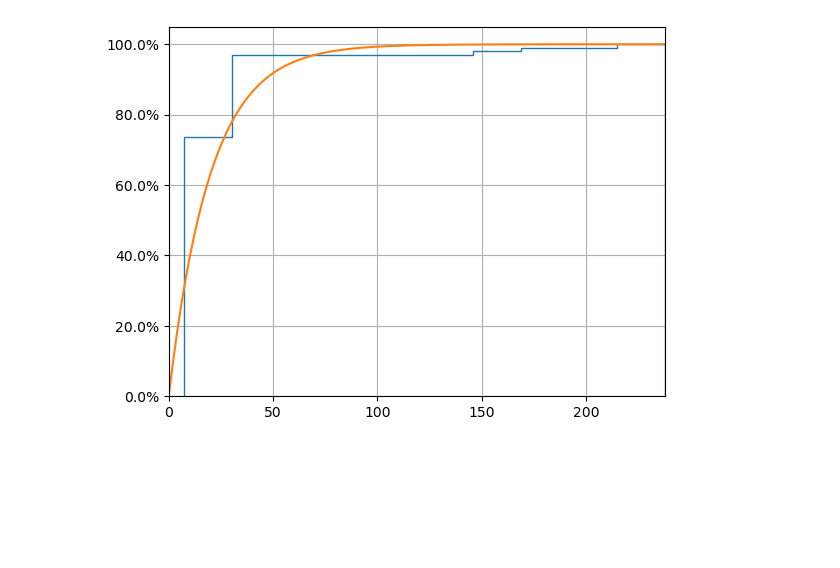
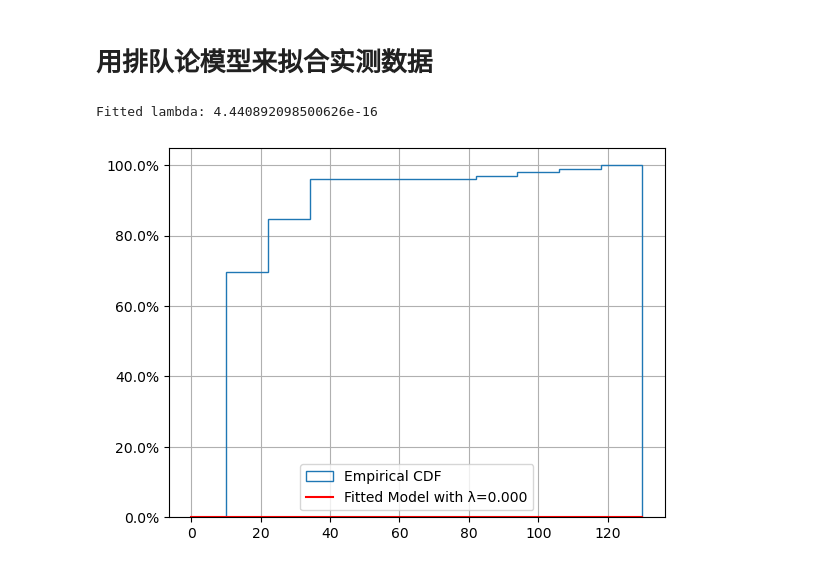
Before and after one commit to ShiZhan/obs-tutorial, a Jupyter notebook: latency-plot.ipynb, the cells around one changed output. Drawn from its saved outputs; the diff is of its cells as text; code cells hidden in the pictures; blank space fills up the shorter version.

```diff
--- a/latency-plot.ipynb
+++ b/latency-plot.ipynb
@@ -21,25 +19,43 @@ plt.show()
-# %%
-# 设置百分位纵轴
-ax = plt.gca()
-# ax.xaxis.set_major_locator(MultipleLocator(5))
-ax.yaxis.set_major_formatter(PercentFormatter(xmax=1, decimals=1))
-# 避免横轴数据起始位置与纵轴重合，调整合适座标范围
-x_min = max(min(latency) * 0.8, min(latency) - 5)
-x_max = max(latency)
-#plt.xlim(x_min, x_max)
-plt.xlim(0, x_max)
-# 绘制实际百分位延迟
-plt.hist(latency, cumulative=True, histtype='step', weights=[1./ len(latency)] * len(latency))
-
-# 排队论模型
-# F(t)=1-e^(-1*a*t)
-μ_minus_λ = 0.05
-X_qt = np.arange(0, x_max, 1.)
-Y_qt = 1 - np.exp(-1 * μ_minus_λ * X_qt)
-# 绘制排队论模型拟合
-plt.plot(X_qt, Y_qt)
-
-plt.grid()
-plt.show()
-# %% [output]
-[figure, removed]
+# %% [markdown]
+# 用排队论模型来拟合实测数据
+# %%
+import numpy as np
+import pandas as pd
+import matplotlib.pyplot as plt
+from scipy.optimize import curve_fit
+
+# 指数分布模型
+def queue_model(t, λ):
+    return 1 - np.exp(-λ * t)# 构造 ECDF 数据
+
+# 加载延迟数据
+latency = pd.read_csv('latency.csv').apply(pd.to_numeric).values.flatten()
+
+# 构造 ECDF 数据
+latency_sorted = np.sort(latency)
+ecdf_values = np.arange(len(latency_sorted)) / float(len(latency_sorted))
+
+# 非线性回归拟合模型
+popt, pcov = curve_fit(queue_model, latency_sorted, ecdf_values)
+
+# 提取最优参数
+λ_opt = popt[0]
+print("Fitted lambda:", λ_opt)
+
+# 设置百分位纵轴
+ax = plt.gca()
+# ax.xaxis.set_major_locator(MultipleLocator(5))
+ax.yaxis.set_major_formatter(PercentFormatter(xmax=1, decimals=1))
+
+# 绘制实际数据和拟合的模型
+X_qt = np.linspace(0, max(latency), 1000)
+Y_qt_opt = queue_model(X_qt, λ_opt)
+
+plt.hist(latency, cumulative=True, density=True, histtype='step', label='Empirical CDF')
+plt.plot(X_qt, Y_qt_opt, 'r-', label=f'Fitted Model with λ={λ_opt:.3f}')
+plt.legend()
+plt.grid()
+plt.show()
+# %% [output]
+Fitted lambda: 4.440892098500626e-16
+[figure, added]
```
Also changed, not shown: parts of 5 cells of this notebook, 1 other file.
